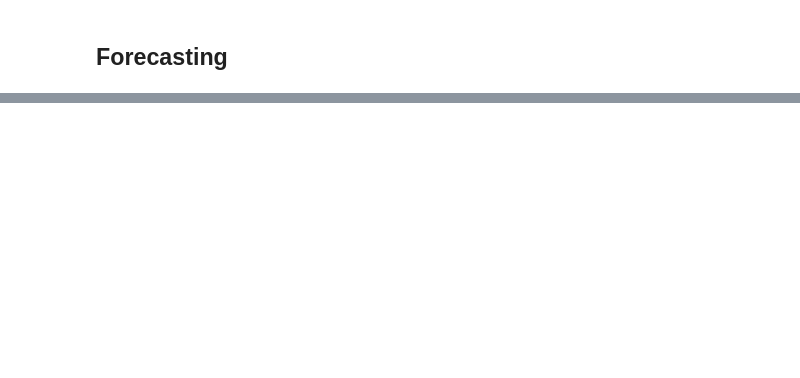
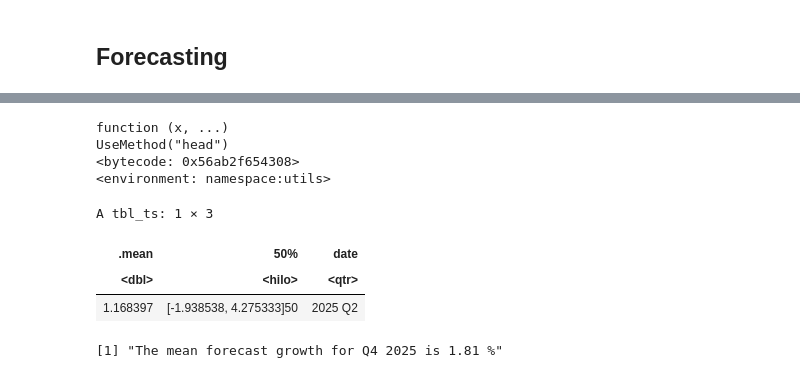
Before and after one commit to jack-gin/databustersteam33, a Jupyter notebook: NUS_DSESC_DATABUSTERS_33.ipynb, the cells around one changed output, grey strips where cells are left out. Saved outputs shown, nothing was run; the diff lists cells and outputs as text; code cells hidden in the pictures; blank space fills up the shorter version.

```diff
--- a/NUS_DSESC_DATABUSTERS_33.ipynb
+++ b/NUS_DSESC_DATABUSTERS_33.ipynb
@@ -231,0 +369,48 @@ A tibble: 4 × 11
+# %%
+## Q4 2025
+### ARDL using direct h-step forecasting
+transformed_ardl <- transformed %>%
+  mutate(across(c(GDPC1, GS10TB3Mx, CLAIMSx, ANDENOx, UMCSENTx),
+                list(lag5 = ~ lag(., 5), lag6 = ~ lag(., 6),lag7 = ~ lag(., 7), lag8 = ~ lag(., 8), lag9 = ~ lag(., 9)),
+                .names = "{col}_{fn}"))
+
+
+future_data2 <- new_data(transformed, n = 1, keep_all=TRUE) %>%
+  mutate(
+    date = yearquarter("2025 Q2"),
+    GDPC1_lag5 = last_obs$GDPC1[3],
+    CLAIMSx_lag5 = last_obs$CLAIMSx_lag1[3],
+    CLAIMSx_lag6 = last_obs$CLAIMSx_lag2[3],  # Correctly getting the t-2 value
+    CLAIMSx_lag7 = last_obs$CLAIMSx_lag3[3],
+    CLAIMSx_lag8 = last_obs$CLAIMSx_lag4[3],
+    ANDENOx_lag5 = last_obs$ANDENOx_lag1[3],
+    ANDENOx_lag6 = last_obs$ANDENOx_lag2[3],
+    GS10TB3Mx_lag5 = last_obs$GS10TB3Mx_lag1[3],
+    GS10TB3Mx_lag6 = last_obs$GS10TB3Mx_lag2[3],
+    UMCSENTx_lag5 = last_obs$UMCSENTx_lag1[3],
+    UMCSENTx_lag6 = last_obs$UMCSENTx_lag2[3],
+    UMCSENTx_lag7 = last_obs$UMCSENTx_lag3[3],
+    UMCSENTx_lag8 = last_obs$UMCSENTx_lag4[3]
+  )
+head
+q4_ardl <- transformed_ardl[-c(1:9),] %>%
+  model(TSLM(GDPC1 ~ GDPC1_lag5 + CLAIMSx_lag5 + CLAIMSx_lag6 + CLAIMSx_lag7 + CLAIMSx_lag8 + ANDENOx_lag5 + ANDENOx_lag6 + GS10TB3Mx_lag5 + GS10TB3Mx_lag6 + UMCSENTx_lag5 + UMCSENTx_lag6 + UMCSENTx_lag7 + UMCSENTx_lag8))
+ardl_fc_q4 <- q4_ardl %>%
+  fabletools::forecast(future_data2)
+hilo(ardl_fc_q4, 50) %>%
+  dplyr::select(.mean, '50%')
+
+mean_forecast_q4 <- (ar1_fc[5,4] + var_final[[4]][5] + ardl_fc_q4[4])/3
+print(sprintf("The mean forecast growth for Q4 2025 is %s%%", round(mean_forecast_q4,2)))
+
+### Since our VAR and AR forecasts are already iterated through Q4 2025, we do not need to do a separate forecast and will just take the corresponding values from the forecast earlier.
+# %% [output]
+function (x, ...)
+UseMethod("head")
+<bytecode: 0x56ab2f654308>
+<environment: namespace:utils>
+A tbl_ts: 1 × 3
+| .mean | 50% | date |
+| <dbl> | <hilo> | <qtr> |
+| 1.168397 | [-1.938538, 4.275333]50 | 2025 Q2 |
+[1] "The mean forecast growth for Q4 2025 is 1.81 %"
```
Also changed, not shown: parts of 6 cells of this notebook.
